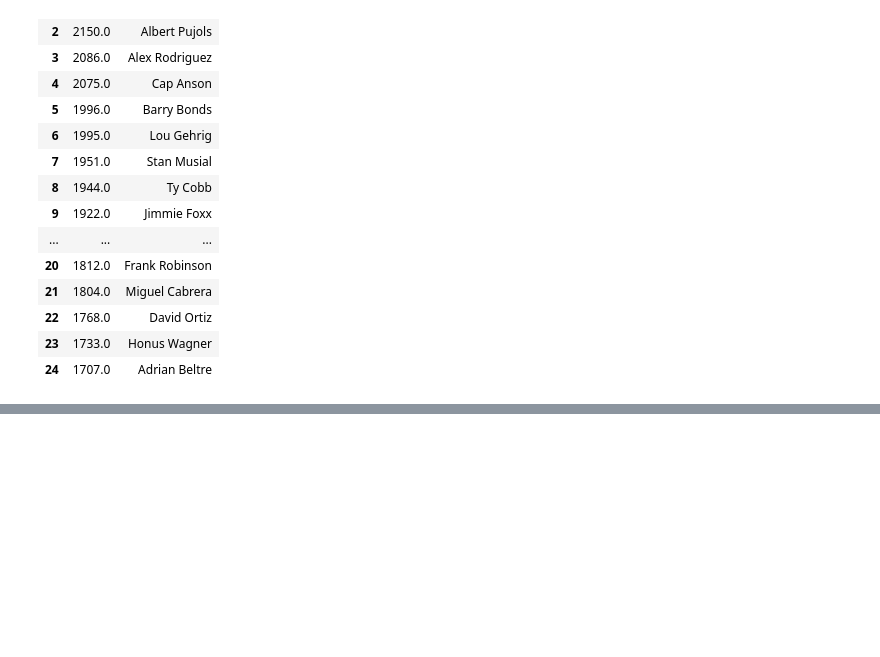
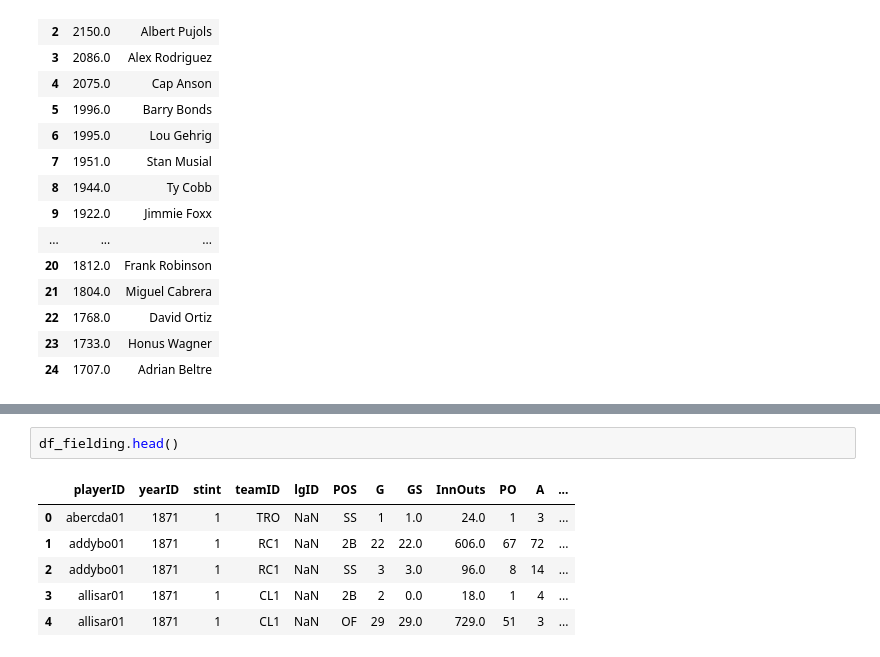
Before and after one commit to maldonado91/Data-Analysis-Project, a Jupyter notebook: Predicting Baseball HOF_csv.ipynb, the cells around one changed output, grey strips where cells are left out. Drawn from its saved outputs; the diff is of its cells as text; blank space fills up the shorter version.

```diff
--- a/Predicting Baseball HOF_csv.ipynb
+++ b/Predicting Baseball HOF_csv.ipynb
@@ -351,0 +438,9 @@ plt.show()
+# %%
+df_fielding.head()
+# %% [output]
+|  | playerID | yearID | stint | teamID | lgID | POS | G | GS | InnOuts | PO | A | ... |
+| 0 | abercda01 | 1871 | 1 | TRO | NaN | SS | 1 | 1.0 | 24.0 | 1 | 3 | ... |
+| 1 | addybo01 | 1871 | 1 | RC1 | NaN | 2B | 22 | 22.0 | 606.0 | 67 | 72 | ... |
+| 2 | addybo01 | 1871 | 1 | RC1 | NaN | SS | 3 | 3.0 | 96.0 | 8 | 14 | ... |
+| 3 | allisar01 | 1871 | 1 | CL1 | NaN | 2B | 2 | 0.0 | 18.0 | 1 | 4 | ... |
+| 4 | allisar01 | 1871 | 1 | CL1 | NaN | OF | 29 | 29.0 | 729.0 | 51 | 3 | ... |
```
Also changed, not shown: parts of 10 cells of this notebook, 2 other files.
